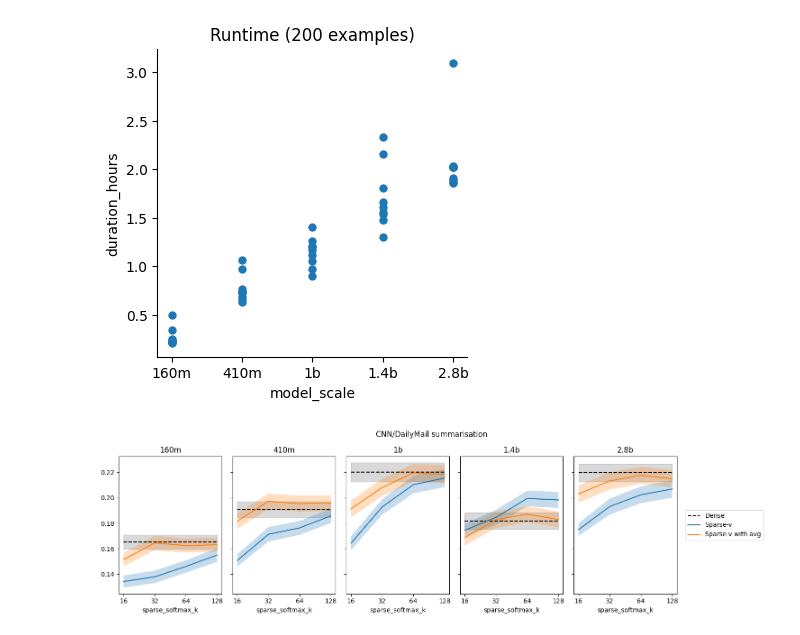
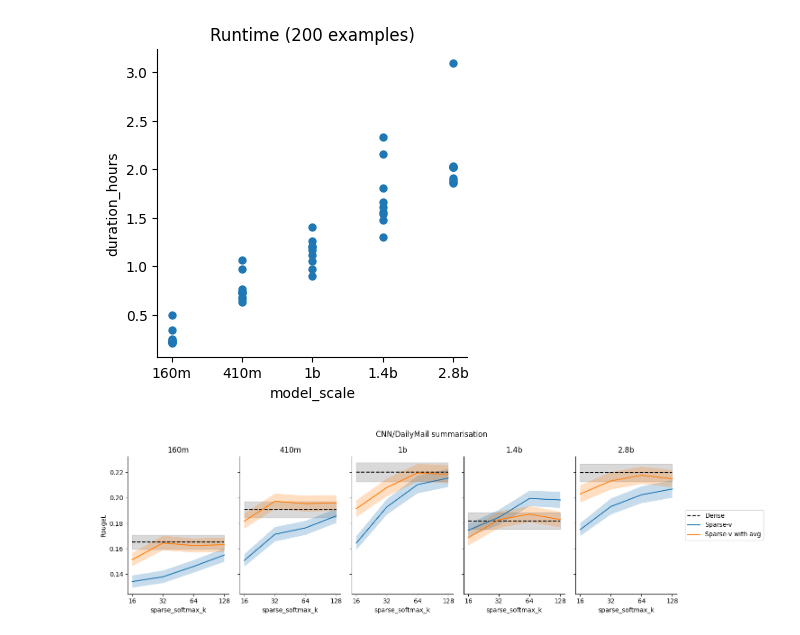
Before and after one commit to graphcore-research/llm-inference-research, a Jupyter notebook: 2023-sparse-attention/rmoe-27-cnn/Analysis.ipynb, the cells around one changed output. Drawn from its saved outputs; the diff is of its cells as text; code cells hidden in the pictures.

Commit message:
Tidy up plot

```diff
--- a/2023-sparse-attention/rmoe-27-cnn/Analysis.ipynb
+++ b/2023-sparse-attention/rmoe-27-cnn/Analysis.ipynb
@@ -22,21 +22,23 @@ sns.despine();
 # %%
 confidence = 1.0
 
 g = df.fillna(dict(sparse_softmax_avg=False)).groupby("model_scale", sort=False)
 _, axs = plt.subplots(1, len(g), figsize=(3*len(g), 4), sharey=True)
 for (model_scale, d), ax in zip(g, axs):
     dense = d[d.sparse_softmax_k.isna()]
     ax.hlines(dense.rougeL.iloc[0], 16, 128, "k", linestyle="dashed", label="Dense")
     ax.fill_between([16, 128], dense.rougeL - confidence * dense.rougeL_stderr, dense.rougeL + confidence * dense.rougeL_stderr, color="k", alpha=0.15)
     for avg, dd in d.sort_values("sparse_softmax_k").groupby("sparse_softmax_avg"):
         dd.plot(y="rougeL", x="sparse_softmax_k", ax=ax, label="Sparse-v with avg" if avg else "Sparse-v")
         ax.fill_between(dd.sparse_softmax_k, dd.rougeL - confidence * dd.rougeL_stderr, dd.rougeL + confidence * dd.rougeL_stderr, alpha=0.25)
     ax.legend_.remove()
     ax.set_xscale("log", base=2)
     ax.xaxis.set_major_formatter(matplotlib.ticker.ScalarFormatter())
     ax.set_title(model_scale)
+    ax.set_ylabel("RougeL")
+sns.despine()
 plt.legend(loc="center left", bbox_to_anchor=(1.05, 0.5))
 plt.tight_layout()
 plt.suptitle("CNN/DailyMail summarisation", y=1.05);
 # %% [output]
-[figure, old version]
+[figure, new version]
```
